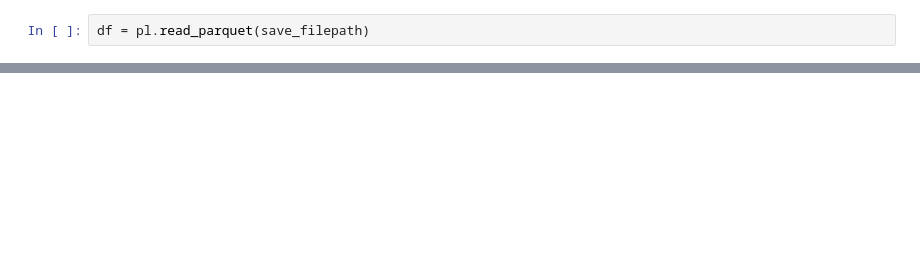
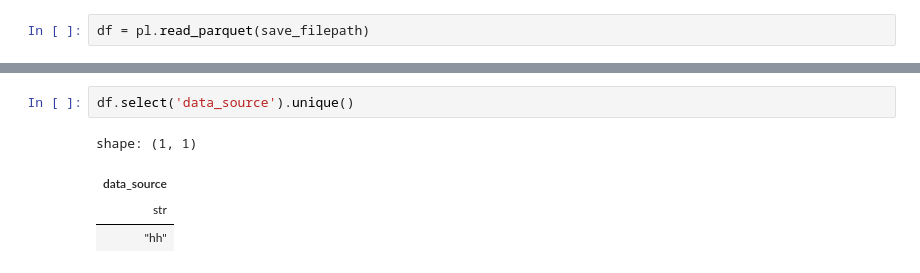
Before and after one commit to lusm554/skill-lens, a Jupyter notebook: historical-datasets/parse-historical-datasets.ipynb, the cells around one changed output, grey strips where cells are left out. Saved outputs shown, nothing was run; the diff lists cells and outputs as text; blank space fills up the shorter version.

```diff
--- a/historical-datasets/parse-historical-datasets.ipynb
+++ b/historical-datasets/parse-historical-datasets.ipynb
@@ -288,0 +290,7 @@ shape: (861_582, 6)
+# %%
+df.select('data_source').unique()
+# %% [output]
+shape: (1, 1)
+| data_source |
+| str |
+| "hh" |
```
Also changed, not shown: parts of 9 cells of this notebook.
